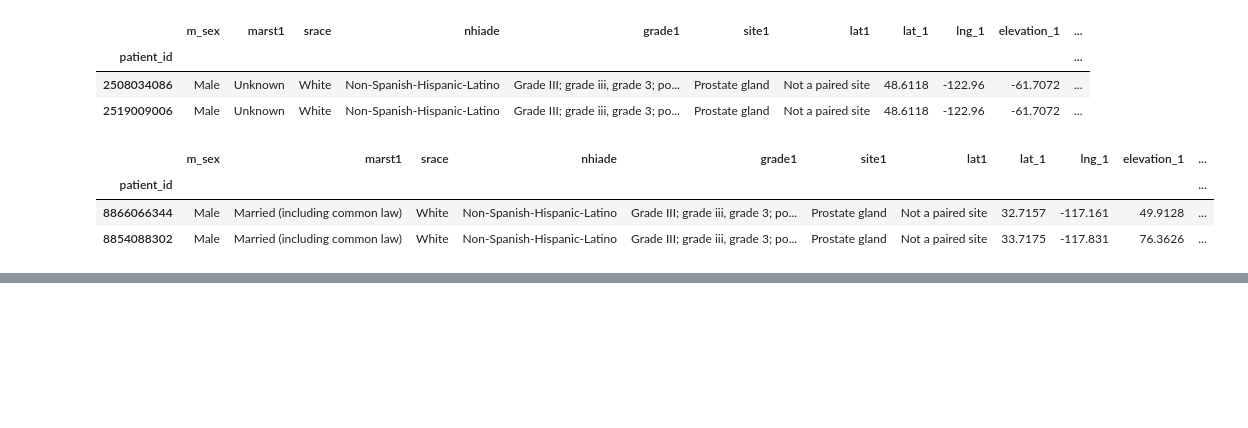
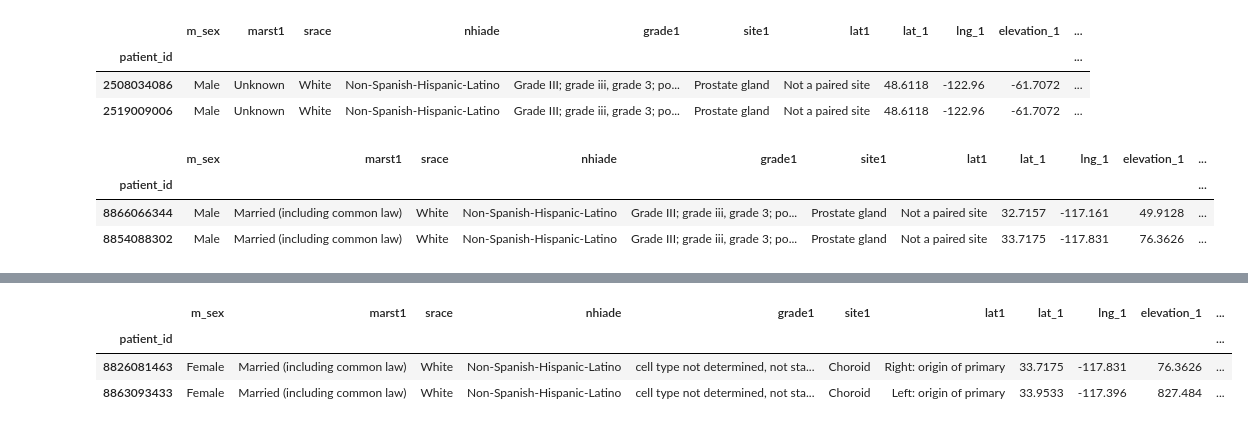
Before and after one commit to doolingdavid/IBA, a Jupyter notebook: IBASEPT2016.ipynb, the cells around one changed output, grey strips where cells are left out. Saved outputs shown, nothing was run; the diff lists cells and outputs as text; code cells hidden in the pictures; blank space fills up the shorter version.

```diff
--- a/IBASEPT2016.ipynb
+++ b/IBASEPT2016.ipynb
@@ -950,0 +912,7 @@ df[goodcols_eval][df.srvm1 == 83]
+# %%
+df[goodcols_eval].loc[[d_t_c[treatmentchoroid[2]],treatmentchoroid[2]]]
+# %% [output]
+|  | m_sex | marst1 | srace | nhiade | grade1 | site1 | lat1 | lat_1 | lng_1 | elevation_1 | ... |
+| patient_id |  |  |  |  |  |  |  |  |  |  | ... |
+| 8826081463 | Female | Married (including common law) | White | Non-Spanish-Hispanic-Latino | cell type not determined, not sta... | Choroid | Right: origin of primary | 33.7175 | -117.831 | 76.3626 | ... |
+| 8863093433 | Female | Married (including common law) | White | Non-Spanish-Hispanic-Latino | cell type not determined, not sta... | Choroid | Left: origin of primary | 33.9533 | -117.396 | 827.484 | ... |
```
Also changed, not shown: parts of 15 cells of this notebook.
